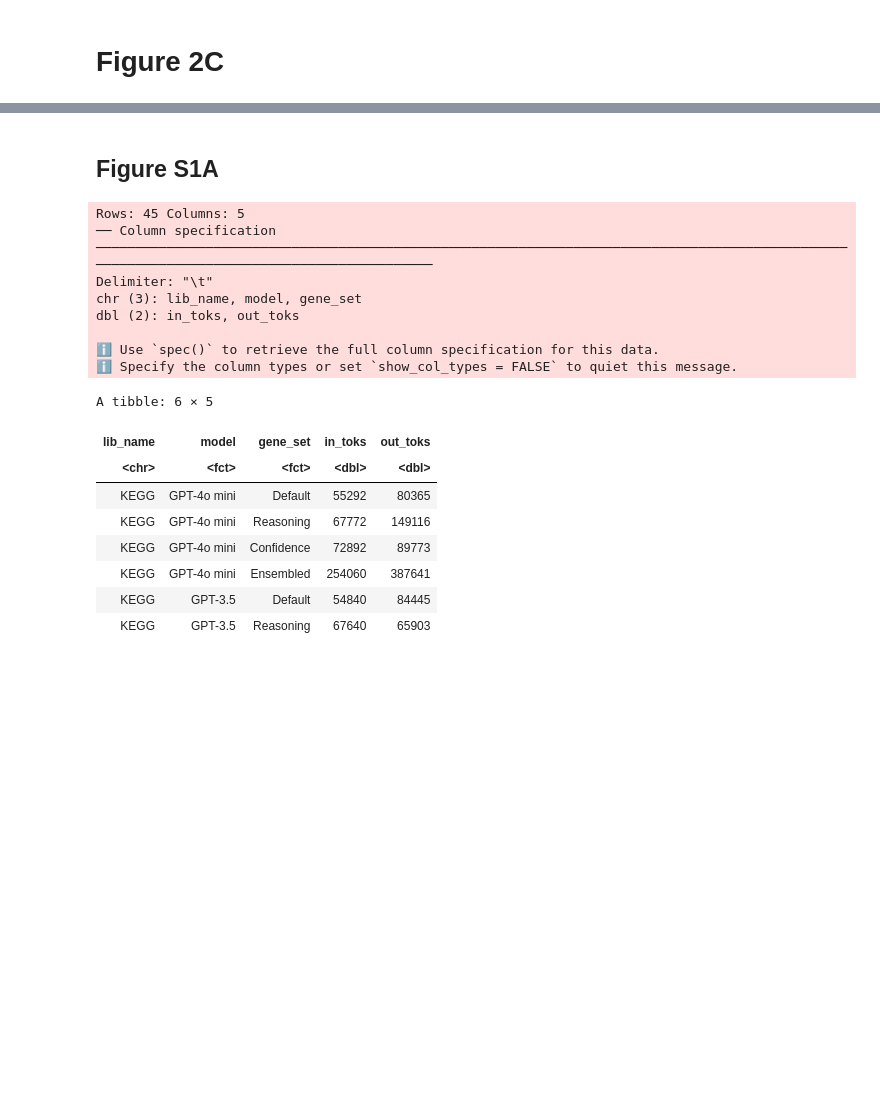
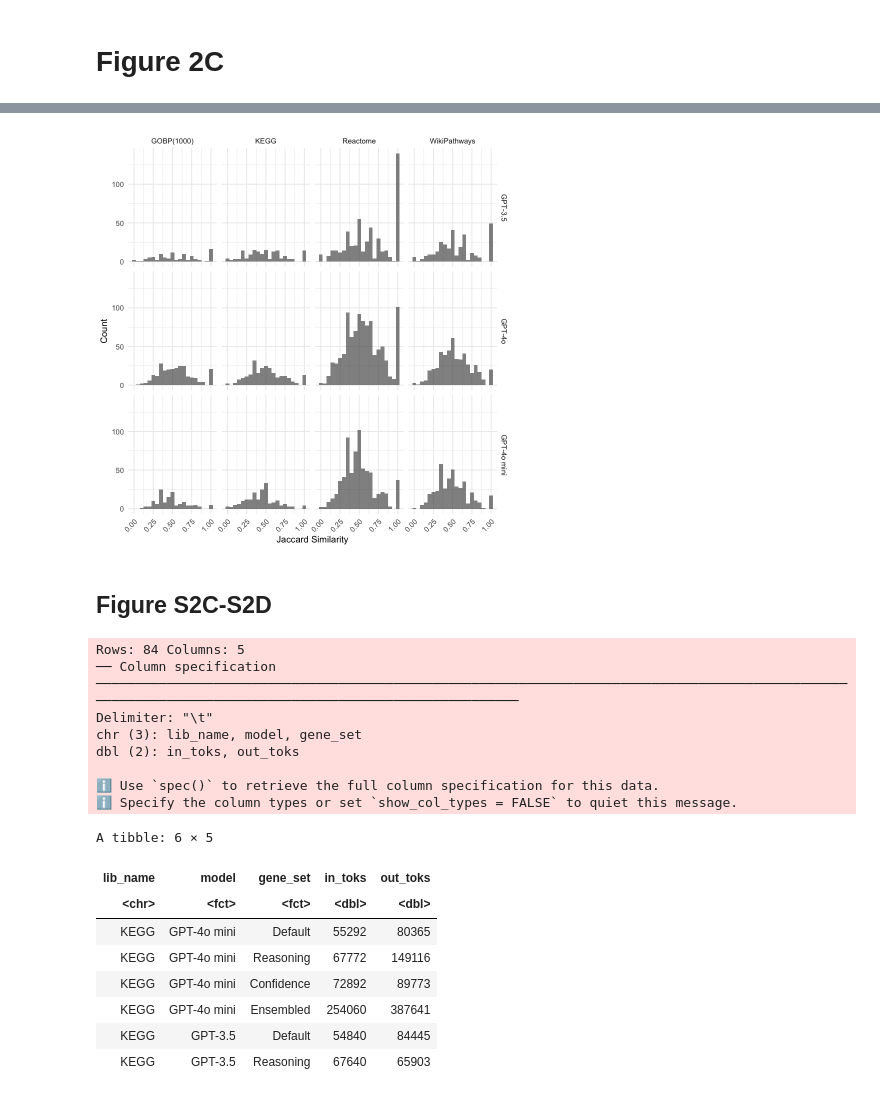
Before and after one commit to Alector-BIO/llm2geneset, a Jupyter notebook: notebooks/fig2.ipynb, the cells around one changed output, grey strips where cells are left out. Saved outputs shown, nothing was run; the diff lists cells and outputs as text; code cells hidden in the pictures; blank space fills up the shorter version.

Commit message:
addressed reviewer 3 comment with jaccard coefficient

```diff
--- a/notebooks/fig2.ipynb
+++ b/notebooks/fig2.ipynb
@@ -182,0 +279,35 @@ Warning message:
+# %%
+# Get gene set p-values
+df0 <- readr::read_tsv("outputs/genes_overlap.tsv")
+df0 <- df0 %>% select(c("model", "database", "descr", "gene_set", "p_val_adj"))
+df0.ensembled <- df0 %>% filter(gene_set == "llm_ensembled")
+df0.high <- df0 %>% filter(gene_set == "llm_genes_conf_high")
+
+
+df <- readr::read_tsv("outputs/overlap_high_vs_ensemble.tsv")
+test <- merge(df, df0.ensembled, by=c("model", "database", "descr"))
+test <- merge(test, df0.high, by=c("model", "database", "descr"))
+
+colnames(test)
+dim(test)
+test_sig <- test %>% filter(p_val_adj.x < 0.01 & p_val_adj.y < 0.01)
+
+
+# Step 1: Update model names
+test_sig <- test_sig %>%
+  mutate(model = case_when(
+    model == "gpt-4o-mini-2024-07-18" ~ "GPT-4o mini",
+    model == "gpt-3.5-turbo-0125" ~ "GPT-3.5",
+    model == "gpt-4o-2024-08-06" ~ "GPT-4o",
+    TRUE ~ model  # Leave other values unchanged
+  ))
+
+# Step 2: Update database names
+test_sig <- test_sig %>%
+  mutate(database = case_when(
+    database == "KEGG_2021_Human" ~ "KEGG",
+    database == "Reactome_2022" ~ "Reactome",
+    database == "WikiPathway_2023_Human" ~ "WikiPathways",
+    database == "GO_Biological_Process_2023_sample1000" ~ "GOBP(1000)",
+    TRUE ~ database  # Leave other values unchanged
+  ))
@@ -182,0 +336,12 @@ Warning message:
+# %%
+
+# Create a histogram of 'jaccard_similarity' faceted by 'model' and 'database'
+p <- ggplot(test_sig, aes(x = jaccard_similarity)) +
+    geom_histogram(binwidth = 0.05, alpha = 0.7, position = "identity") +  # Create a histogram with specified bin width
+    facet_grid(model ~ database) +  # Facet the plot by 'model' and 'database'
+    labs(x = "Jaccard Similarity", y = "Count", fill = "Gene Set") +  # Set axis and legend labels
+    theme_minimal() +  # Use a minimal theme
+    theme(axis.text.x = element_text(angle = 45, hjust = 1))  # Rotate x-axis labels for readability
+p
+# %% [output]
+[figure, added]
@@ -183,5 +350,5 @@ Warning message:
 # %% [markdown]
-## Figure S1A
+## Figure S2C-S2D
 # %%
 df <- readr::read_tsv("outputs/tok_use.tsv")
 expts_sel <- c('llm_genes_role', 'llm_genes_reason', 'llm_genes_conf_high', 'llm_ensembled')
@@ -200,6 +367,7 @@ df <- df %>%
     lib_name == "KEGG_2021_Human" ~ "KEGG",
     lib_name == "Reactome_2022" ~ "Reactome",
     lib_name == "WikiPathway_2023_Human" ~ "WikiPathways",
+    lib_name == "GO_Biological_Process_2023_sample1000" ~ "GOBP(1000)",
     TRUE ~ lib_name  # Leave other values unchanged
   ))
 
@@ -221,8 +389,8 @@ df <- df %>%
 
 head(df)
 # %% [output]
-Rows: 45 Columns: 5
-── Column specification ───────────────────────────────────────────────────────────────────────────────────────────────────────────────────────────────────────────
+Rows: 84 Columns: 5
+── Column specification ──────────────────────────────────────────────────────────────────────────────────────────────────────────────────────────────────────────────────────
 Delimiter: "\t"
 chr (3): lib_name, model, gene_set
 dbl (2): in_toks, out_toks
```
Also changed, not shown: parts of 22 cells of this notebook, 3 other files.
